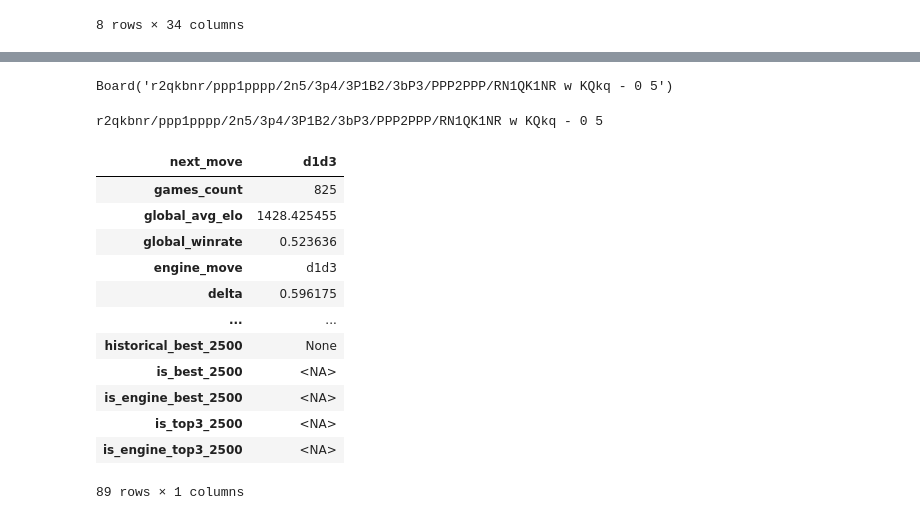
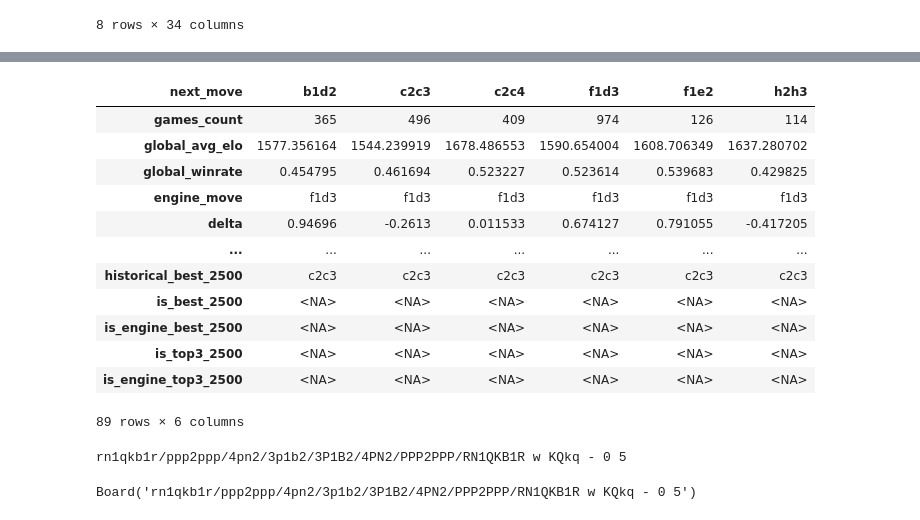
Before and after one commit to croco22/chess, a Jupyter notebook: pipeline/p5_shap_analysis.ipynb, the cells around one changed output, grey strips where cells are left out. Drawn from its saved outputs; the diff is of its cells as text; code cells hidden in the pictures.

```diff
--- a/pipeline/p5_shap_analysis.ipynb
+++ b/pipeline/p5_shap_analysis.ipynb
@@ -84,29 +84,32 @@ pd.DataFrame(results)
-# %%
-random_fen = df["fen"].sample(1).iloc[0]
-filtered = df[df["fen"] == random_fen]
-chess.Board(random_fen)
-# %% [output]
-Board('r2qkbnr/ppp1pppp/2n5/3p4/3P1B2/3bP3/PPP2PPP/RN1QK1NR w KQkq - 0 5')
-# %%
-print(random_fen)
-# %% [output]
-r2qkbnr/ppp1pppp/2n5/3p4/3P1B2/3bP3/PPP2PPP/RN1QK1NR w KQkq - 0 5
 # %%
+random_fen = df["fen"].sample(1).iloc[0]
+filtered = df[
+    (df["fen"] == random_fen) &
+    (df["engine_move"] != df["historical_best_1500"])
+]
 filtered.drop("fen", axis=1).set_index('next_move').T
 # %% [output]
-| next_move | d1d3 |
-| games_count | 825 |
-| global_avg_elo | 1428.425455 |
-| global_winrate | 0.523636 |
-| engine_move | d1d3 |
-| delta | 0.596175 |
-| ... | ... |
-| historical_best_2500 | None |
-| is_best_2500 | <NA> |
-| is_engine_best_2500 | <NA> |
-| is_top3_2500 | <NA> |
-| is_engine_top3_2500 | <NA> |
+| next_move | b1d2 | c2c3 | c2c4 | f1d3 | f1e2 | h2h3 |
+| games_count | 365 | 496 | 409 | 974 | 126 | 114 |
+| global_avg_elo | 1577.356164 | 1544.239919 | 1678.486553 | 1590.654004 | 1608.706349 | 1637.280702 |
+| global_winrate | 0.454795 | 0.461694 | 0.523227 | 0.523614 | 0.539683 | 0.429825 |
+| engine_move | f1d3 | f1d3 | f1d3 | f1d3 | f1d3 | f1d3 |
+| delta | 0.94696 | -0.2613 | 0.011533 | 0.674127 | 0.791055 | -0.417205 |
+| ... | ... | ... | ... | ... | ... | ... |
+| historical_best_2500 | c2c3 | c2c3 | c2c3 | c2c3 | c2c3 | c2c3 |
+| is_best_2500 | <NA> | <NA> | <NA> | <NA> | <NA> | <NA> |
+| is_engine_best_2500 | <NA> | <NA> | <NA> | <NA> | <NA> | <NA> |
+| is_top3_2500 | <NA> | <NA> | <NA> | <NA> | <NA> | <NA> |
+| is_engine_top3_2500 | <NA> | <NA> | <NA> | <NA> | <NA> | <NA> |
-89 rows × 1 columns
+89 rows × 6 columns
+# %%
+print(random_fen)
+# %% [output]
+rn1qkb1r/ppp2ppp/4pn2/3p1b2/3P1B2/4PN2/PPP2PPP/RN1QKB1R w KQkq - 0 5
+# %%
+chess.Board(random_fen)
+# %% [output]
+Board('rn1qkb1r/ppp2ppp/4pn2/3p1b2/3P1B2/4PN2/PPP2PPP/RN1QKB1R w KQkq - 0 5')
 # %%
 df.info()
 # %% [output]
```
Also changed, not shown: parts of 8 cells of this notebook, 3 other files.
